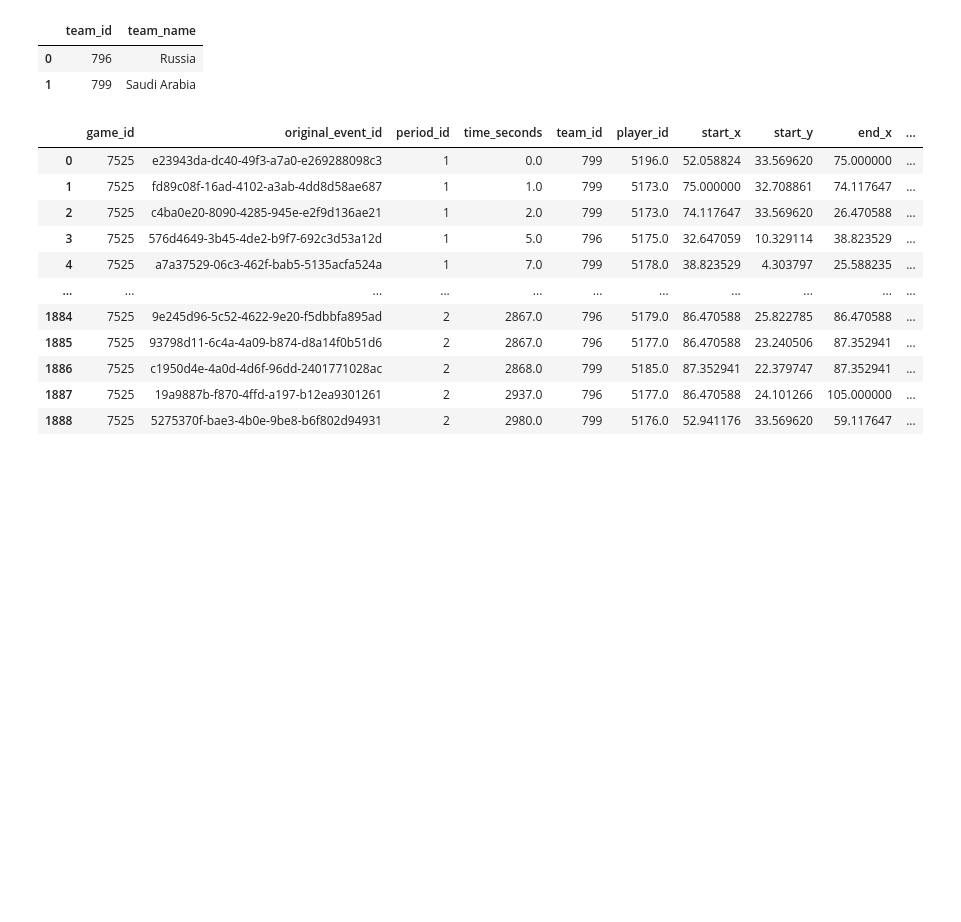
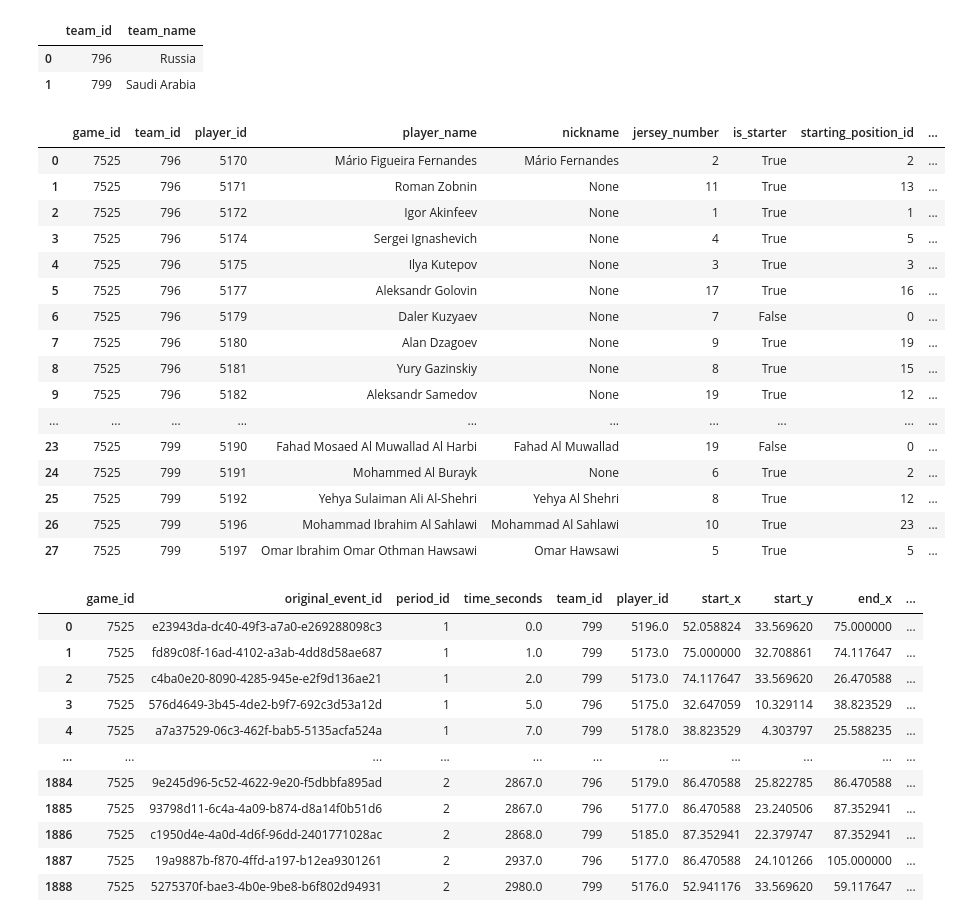
Before and after one commit to Steve23522016/vaep-base-code, a Jupyter notebook: notebooks/tutorial8_trial_vaep_statsbomb.ipynb, the cells around one changed output. Cells and saved outputs as stored; diff of their text form; code cells hidden in the pictures; blank space fills up the shorter version.

```diff
--- a/notebooks/tutorial8_trial_vaep_statsbomb.ipynb
+++ b/notebooks/tutorial8_trial_vaep_statsbomb.ipynb
@@ -62,7 +62,25 @@ teams_world_cup_2018_df.head()
 # %%
 # Player Input (game_id)
 players_df = api.players(7525)
-# players_df
+players_df
+# %% [output]
+|  | game_id | team_id | player_id | player_name | nickname | jersey_number | is_starter | starting_position_id | ... |
+| 0 | 7525 | 796 | 5170 | Mário Figueira Fernandes | Mário Fernandes | 2 | True | 2 | ... |
+| 1 | 7525 | 796 | 5171 | Roman Zobnin | None | 11 | True | 13 | ... |
+| 2 | 7525 | 796 | 5172 | Igor Akinfeev | None | 1 | True | 1 | ... |
+| 3 | 7525 | 796 | 5174 | Sergei Ignashevich | None | 4 | True | 5 | ... |
+| 4 | 7525 | 796 | 5175 | Ilya Kutepov | None | 3 | True | 3 | ... |
+| 5 | 7525 | 796 | 5177 | Aleksandr Golovin | None | 17 | True | 16 | ... |
+| 6 | 7525 | 796 | 5179 | Daler Kuzyaev | None | 7 | False | 0 | ... |
+| 7 | 7525 | 796 | 5180 | Alan Dzagoev | None | 9 | True | 19 | ... |
+| 8 | 7525 | 796 | 5181 | Yury Gazinskiy | None | 8 | True | 15 | ... |
+| 9 | 7525 | 796 | 5182 | Aleksandr Samedov | None | 19 | True | 12 | ... |
+| ... | ... | ... | ... | ... | ... | ... | ... | ... | ... |
+| 23 | 7525 | 799 | 5190 | Fahad Mosaed Al Muwallad Al Harbi | Fahad Al Muwallad | 19 | False | 0 | ... |
+| 24 | 7525 | 799 | 5191 | Mohammed Al Burayk | None | 6 | True | 2 | ... |
+| 25 | 7525 | 799 | 5192 | Yehya Sulaiman Ali Al-Shehri | Yehya Al Shehri | 8 | True | 12 | ... |
+| 26 | 7525 | 799 | 5196 | Mohammad Ibrahim Al Sahlawi | Mohammad Al Sahlawi | 10 | True | 23 | ... |
+| 27 | 7525 | 799 | 5197 | Omar Ibrahim Omar Othman Hawsawi | Omar Hawsawi | 5 | True | 5 | ... |
 # %%
 # Events Input (game_id)
 event_world_cup_2018_df = api.events(7525)
```
Also changed, not shown: 3 other files.
